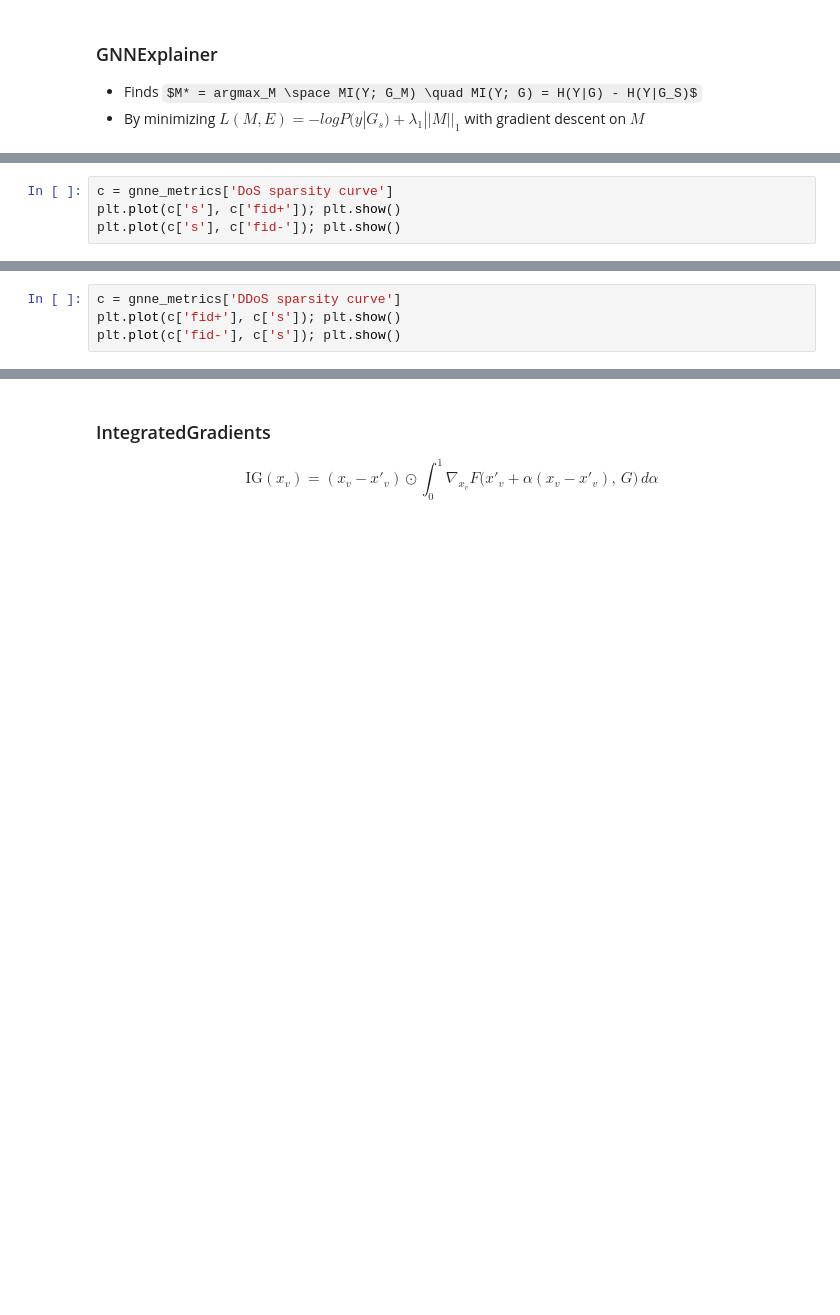
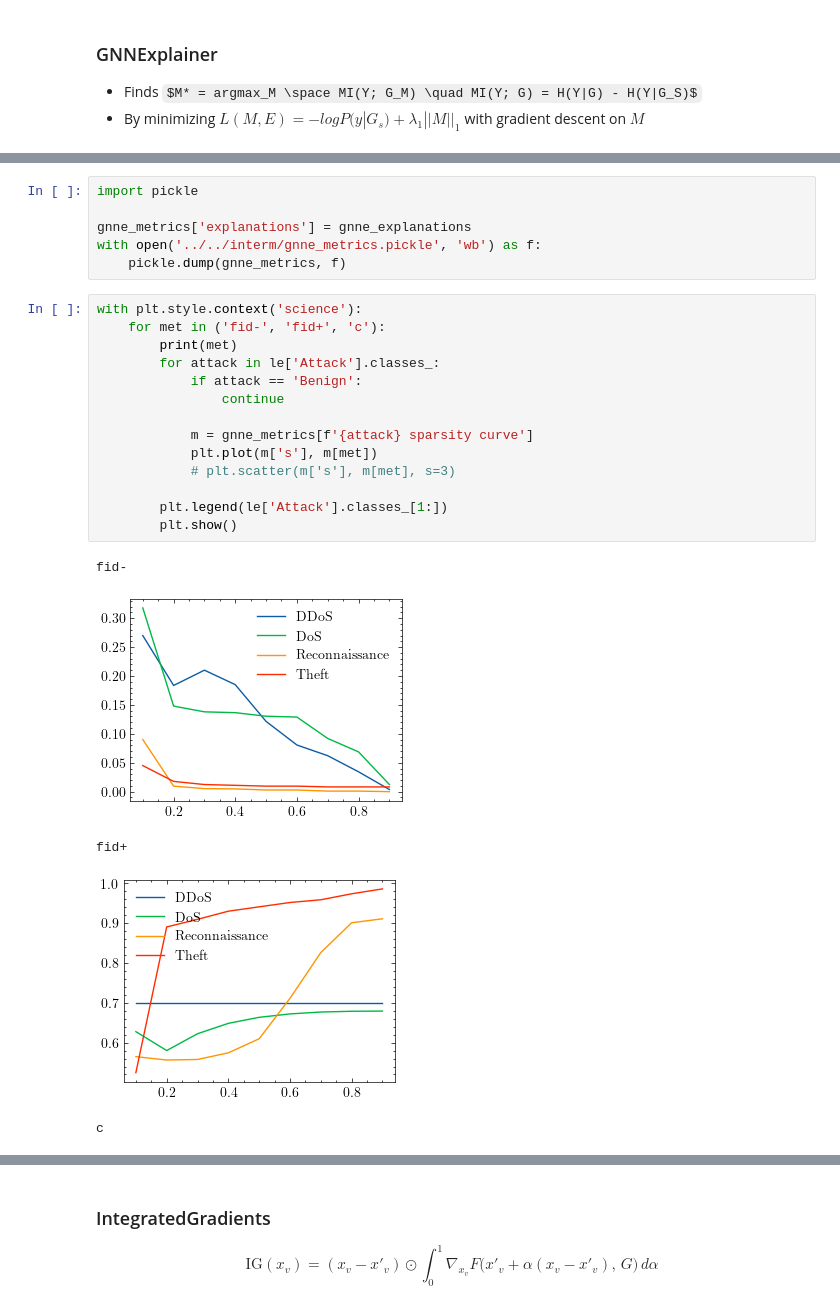
Before and after one commit to ljrn8/COMP4003, a Jupyter notebook: notebooks/xAI/BoT-IoT_explanation_baselines.ipynb, the cells around one changed output, grey strips where cells are left out. Saved outputs shown, nothing was run; the diff lists cells and outputs as text; some formulas as TeX source; blank space fills up the shorter version.

```diff
--- a/notebooks/xAI/BoT-IoT_explanation_baselines.ipynb
+++ b/notebooks/xAI/BoT-IoT_explanation_baselines.ipynb
@@ -386,4 +364,0 @@ Theft: g.x.shape = torch.Size([23400, 49]), g.edge_index.shape: torch.Size([2, 2
-# %%
-c = gnne_metrics['DoS sparsity curve']
-plt.plot(c['s'], c['fid+']); plt.show()
-plt.plot(c['s'], c['fid-']); plt.show()
@@ -393,4 +364,0 @@ plt.plot(c['s'], c['fid-']); plt.show()
-# %%
-c = gnne_metrics['DDoS sparsity curve']
-plt.plot(c['fid+'], c['s']); plt.show()
-plt.plot(c['fid-'], c['s']); plt.show()
@@ -399,0 +489,26 @@ plt.plot(c['fid-'], c['s']); plt.show()
+# %%
+import pickle
+
+gnne_metrics['explanations'] = gnne_explanations
+with open('../../interm/gnne_metrics.pickle', 'wb') as f:
+    pickle.dump(gnne_metrics, f)
+# %%
+with plt.style.context('science'):
+    for met in ('fid-', 'fid+', 'c'):
+        print(met)
+        for attack in le['Attack'].classes_:
+            if attack == 'Benign':
+                continue
+
+            m = gnne_metrics[f'{attack} sparsity curve']
+            plt.plot(m['s'], m[met])
+            # plt.scatter(m['s'], m[met], s=3)
+
+        plt.legend(le['Attack'].classes_[1:])
+        plt.show()
+# %% [output]
+fid-
+[figure, added]
+fid+
+[figure, added]
+c
```
Also changed, not shown: parts of 9 cells of this notebook, 2 other files.
